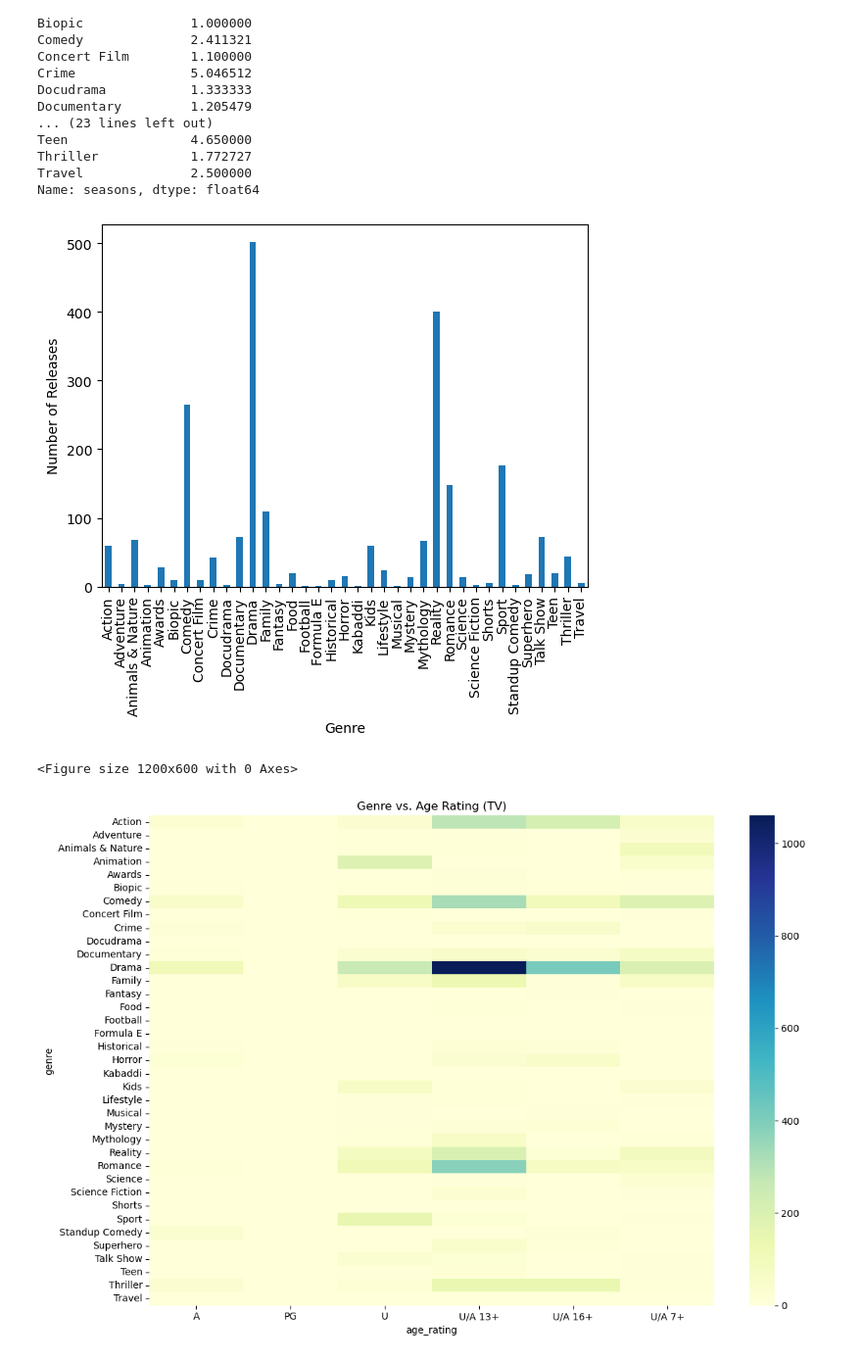
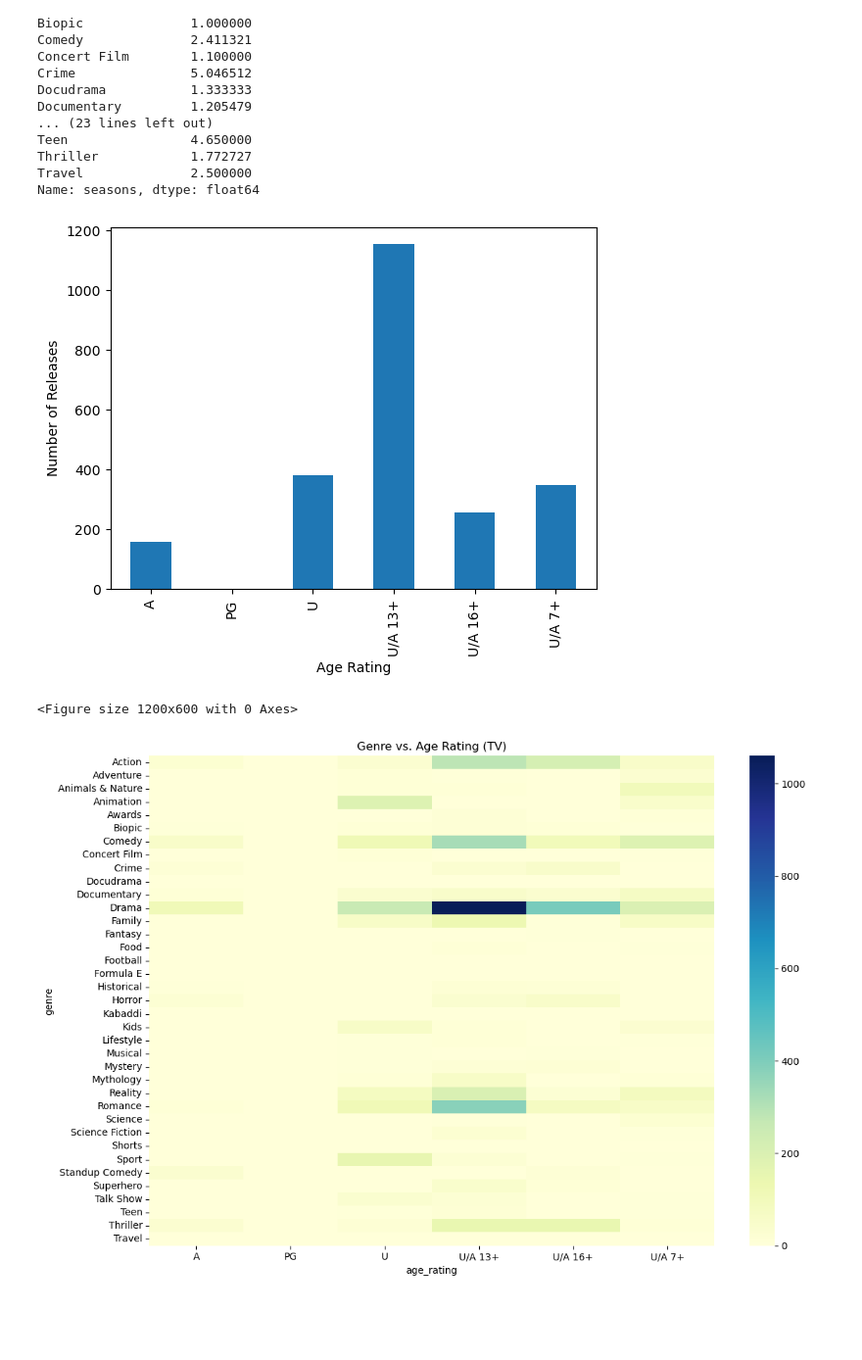
Before and after one commit to nehaa003006/Hotstar-Exploratory-Data-Analysis, a Jupyter notebook: hotstar _EDA.ipynb, the cells around one changed output. Shown: that part at 98% size. Cells and saved outputs as stored; diff of their text form; code cells hidden in the pictures; blank space fills up the shorter version.

```diff
--- a/hotstar _EDA.ipynb
+++ b/hotstar _EDA.ipynb
@@ -311,16 +311,16 @@ Thriller            1.772727
 Travel              2.500000
 Name: seasons, dtype: float64
 # %%
-#count of releses in each genre for the  year 1993-2023
-tv=df_tv.groupby("genre").size().fillna(0)
+#number of release for each age_rating
+tv=df_tv.groupby("age_rating").size().fillna(0)
 tv.plot(kind="bar")
-plt.xlabel("Genre")
+plt.xlabel("Age Rating")
 plt.ylabel("Number of Releases")
 plt.figure(figsize=(12,6))
 plt.tight_layout()
 plt.show()
 # %% [output]
-[figure, old version]
+[figure, new version]
 <Figure size 1200x600 with 0 Axes>
 # %%
 age_rating_tv= df_tv.groupby(["genre","age_rating"]).size().unstack().fillna(0)
```
Also changed, not shown: parts of 2 cells of this notebook.
